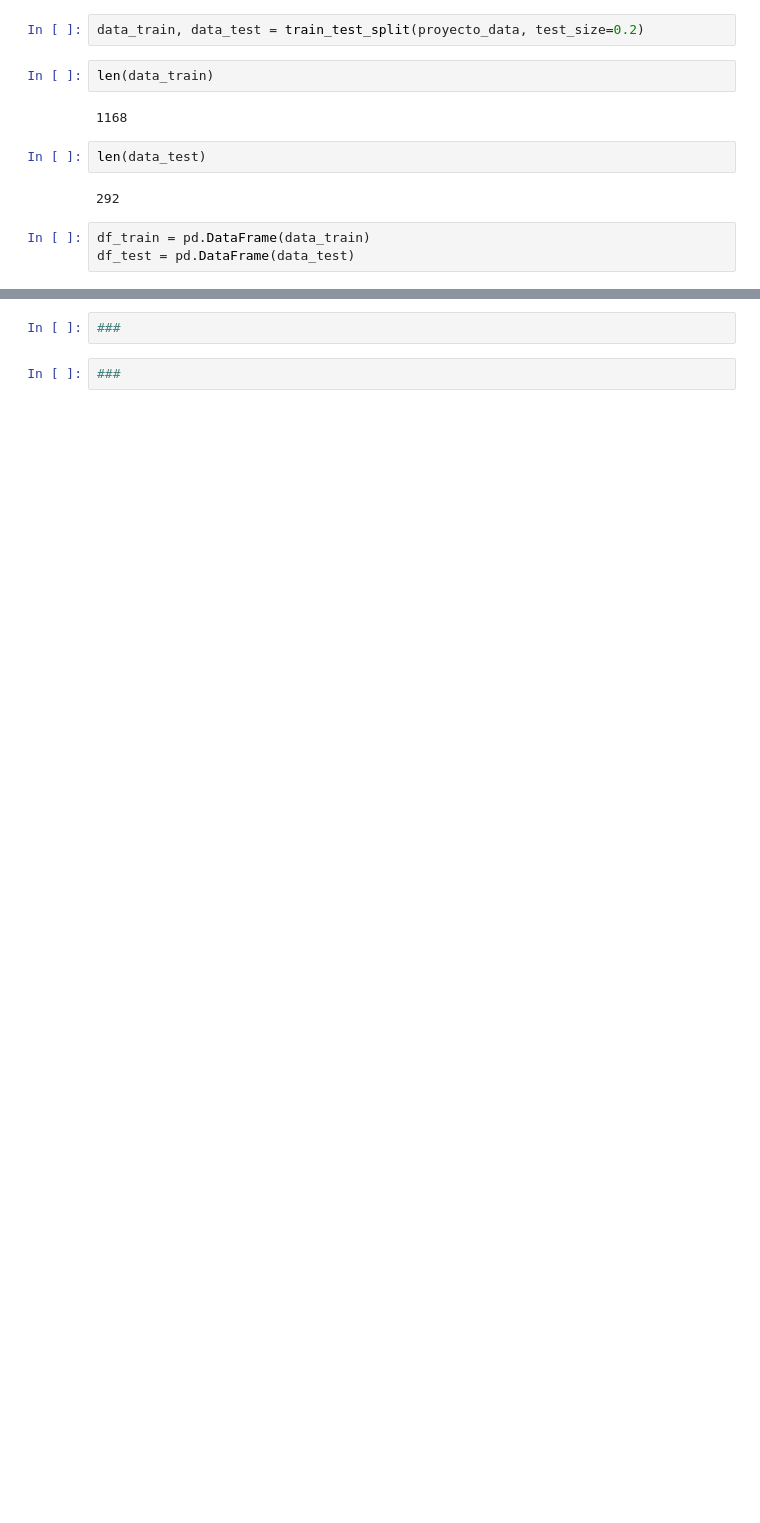
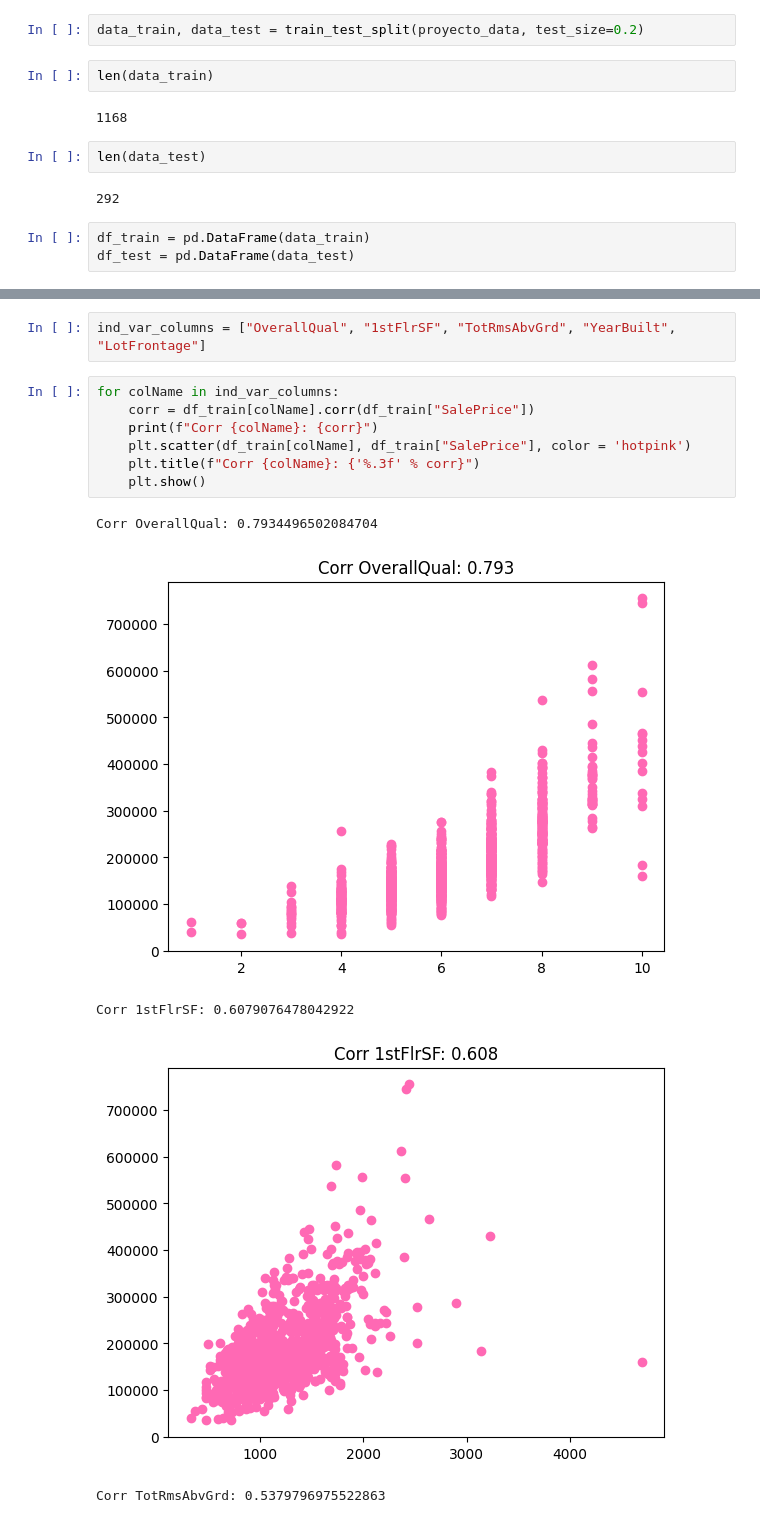
Before and after one commit to am23006810/CienciaDeDatosEnPython-Proyecto01, a Jupyter notebook: Proyecto01.ipynb, the cells around one changed output, grey strips where cells are left out. Cells and saved outputs as stored; diff of their text form; blank space fills up the shorter version.

```diff
--- a/Proyecto01.ipynb
+++ b/Proyecto01.ipynb
@@ -119,4 +122,15 @@ sns.histplot(data=df_train[4], ax=axes[2,1])
-# %%
-###
+# %%
+ind_var_columns = ["OverallQual", "1stFlrSF", "TotRmsAbvGrd", "YearBuilt", "LotFrontage"]
 # %%
-###
+for colName in ind_var_columns:
+    corr = df_train[colName].corr(df_train["SalePrice"])
+    print(f"Corr {colName}: {corr}")
+    plt.scatter(df_train[colName], df_train["SalePrice"], color = 'hotpink')
+    plt.title(f"Corr {colName}: {'%.3f' % corr}")
+    plt.show()
+# %% [output]
+Corr OverallQual: 0.7934496502084704
+[figure, added]
+Corr 1stFlrSF: 0.6079076478042922
+[figure, added]
+Corr TotRmsAbvGrd: 0.5379796975522863
```
Also changed, not shown: parts of 49 cells of this notebook.
